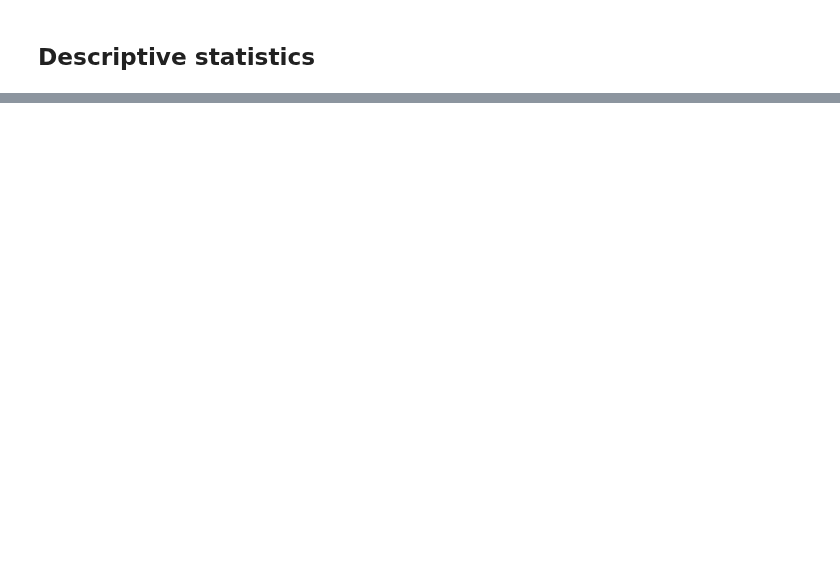
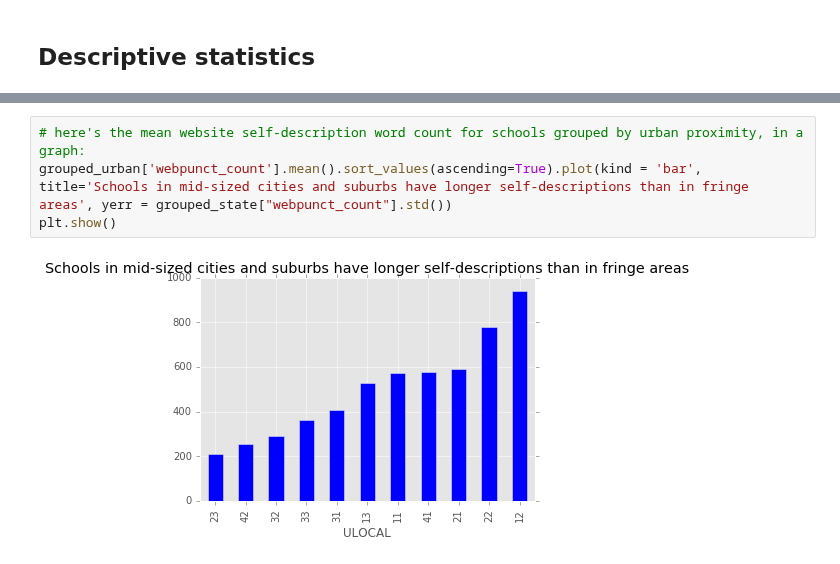
Before and after one commit to jhaber-zz/archive, a Jupyter notebook: scripts/analysis_prelim.ipynb, the cells around one changed output, grey strips where cells are left out. Cells and saved outputs as stored; diff of their text form; blank space fills up the shorter version.

```diff
--- a/scripts/analysis_prelim.ipynb
+++ b/scripts/analysis_prelim.ipynb
@@ -235,0 +293,6 @@ plt.show()
+# %%
+# here's the mean website self-description word count for schools grouped by urban proximity, in a graph:
+grouped_urban['webpunct_count'].mean().sort_values(ascending=True).plot(kind = 'bar', title='Schools in mid-sized cities and suburbs have longer self-descriptions than in fringe areas', yerr = grouped_state["webpunct_count"].std())
+plt.show()
+# %% [output]
+[figure, added]
```
Also changed, not shown: parts of 94 cells of this notebook.
